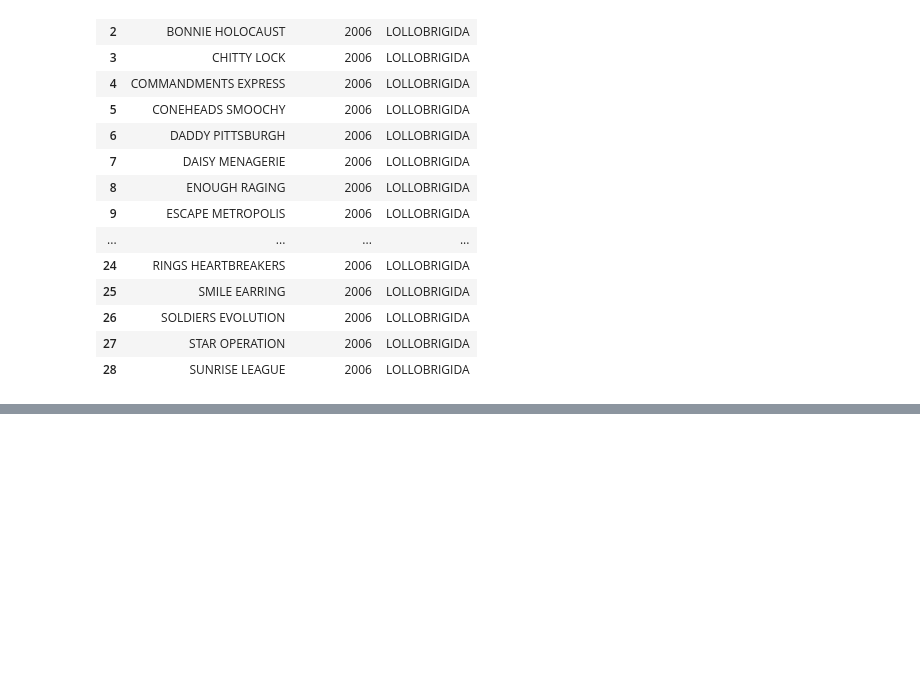
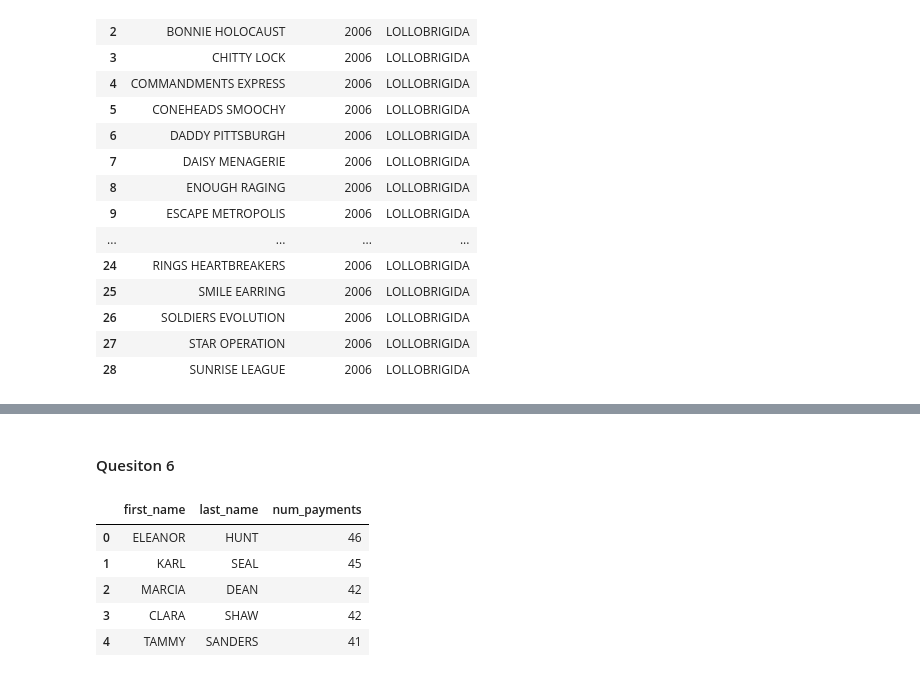
Before and after one commit to rvtovar/Sakila, a Jupyter notebook: Sakila.ipynb, the cells around one changed output, grey strips where cells are left out. Saved outputs shown, nothing was run; the diff lists cells and outputs as text; code cells hidden in the pictures; blank space fills up the shorter version.

```diff
--- a/Sakila.ipynb
+++ b/Sakila.ipynb
@@ -111,0 +167,26 @@ pd.read_sql(q, engine)
+# %% [markdown]
+#### Quesiton 6
+# %%
+'''
+What query would you run to list the first and last names of the 5 customers
+who have the highest number(count) of payments? You can title the number of
+payments as num_payments.
+'''
+
+q = """
+SELECT c.first_name, c.last_name, (
+SELECT COUNT(*) FROM payment AS p
+WHERE p.customer_id = c.customer_id) as num_payments
+FROM customer AS c
+ORDER by num_payments DESC
+LIMIT 5;
+"""
+
+pd.read_sql(q, engine)
+# %% [output]
+|  | first_name | last_name | num_payments |
+| 0 | ELEANOR | HUNT | 46 |
+| 1 | KARL | SEAL | 45 |
+| 2 | MARCIA | DEAN | 42 |
+| 3 | CLARA | SHAW | 42 |
+| 4 | TAMMY | SANDERS | 41 |
```
Also changed, not shown: parts of 5 cells of this notebook.
